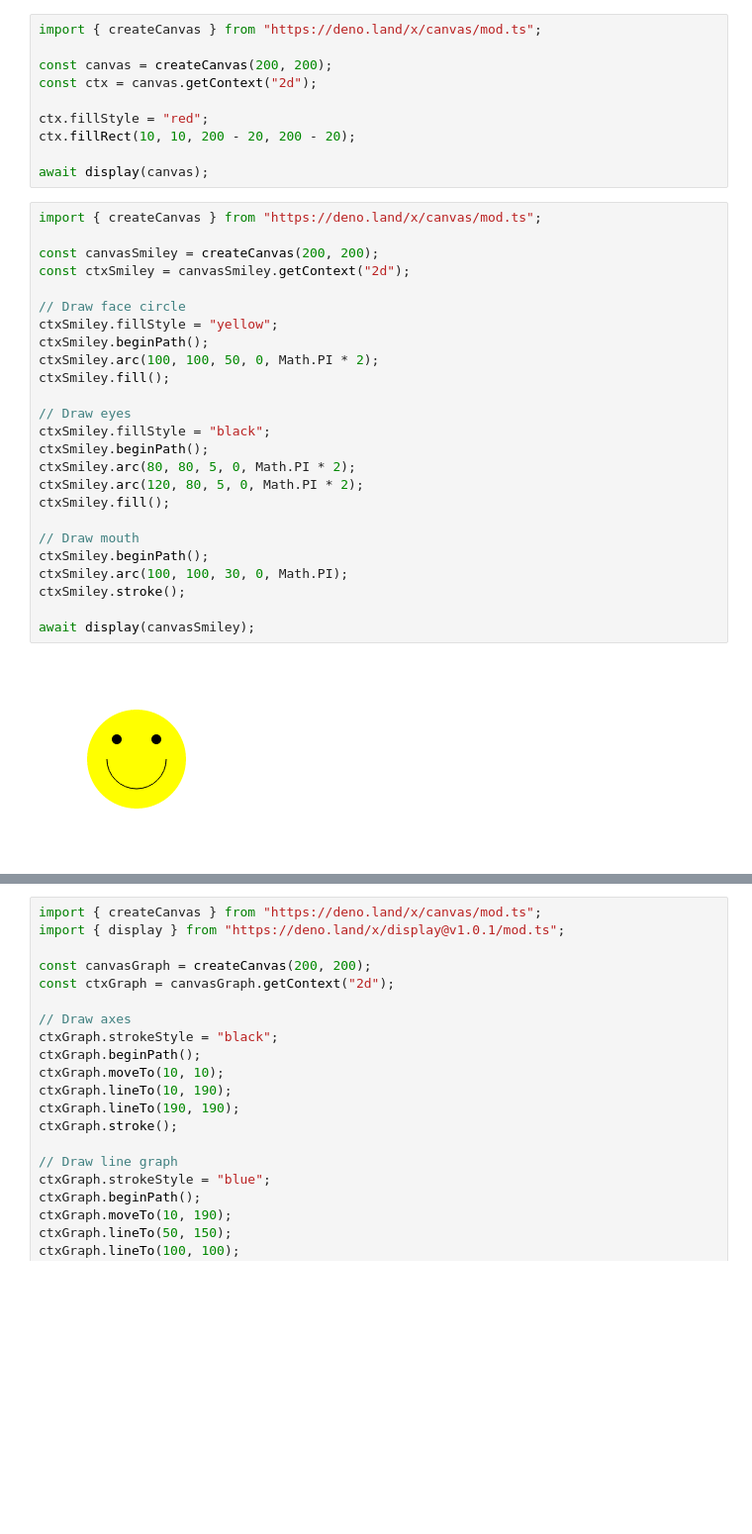
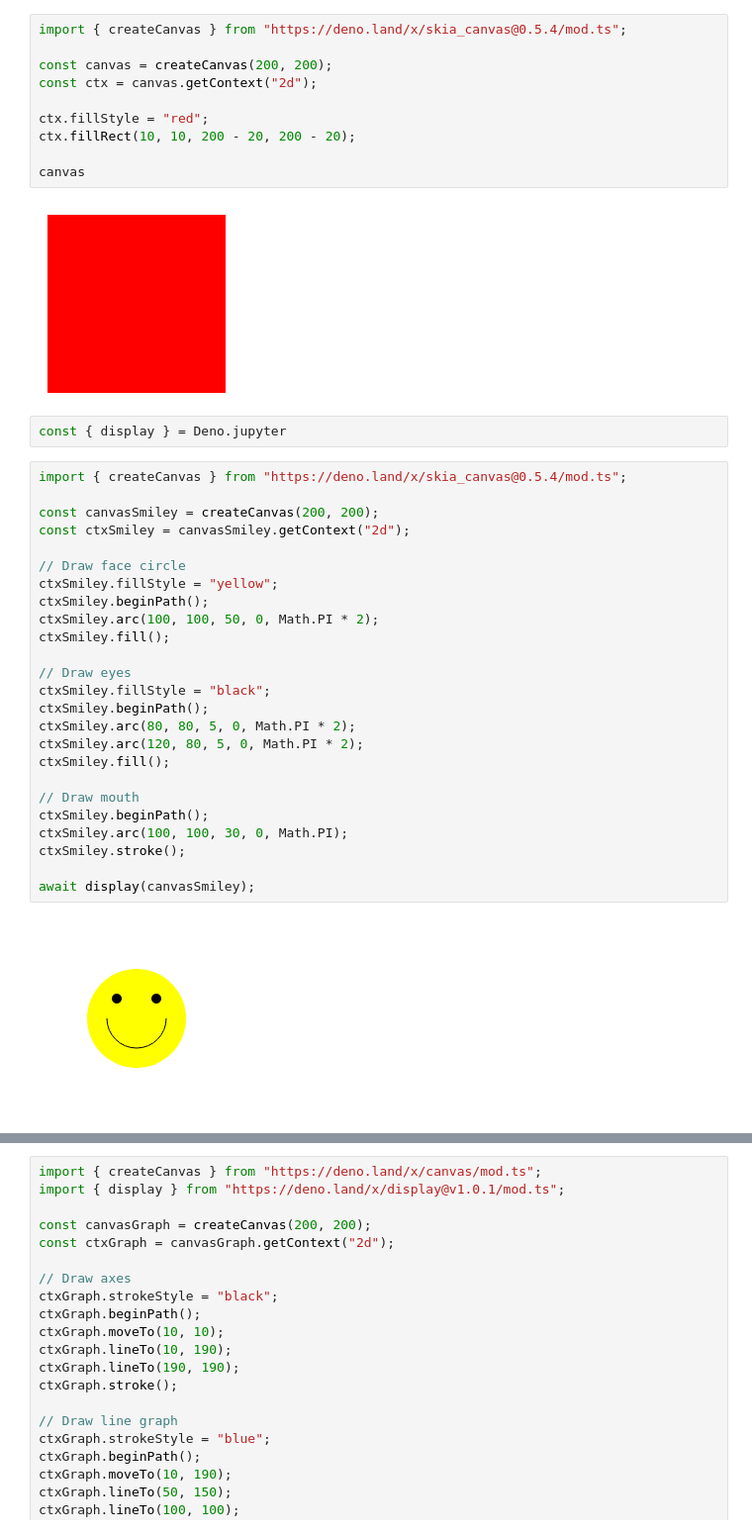
Before and after one commit to rgbkrk/denotebooks, a Jupyter notebook: 02_display.ipynb, the cells around one changed output, grey strips where cells are left out. Shown at 99% size. Cells and saved outputs as stored; diff of their text form; blank space fills up the shorter version.

```diff
--- a/02_display.ipynb
+++ b/02_display.ipynb
@@ -12,15 +20,19 @@ No way! This _is_ **awesome**
 # %%
-import { createCanvas } from "https://deno.land/x/canvas/mod.ts";
+import { createCanvas } from "https://deno.land/x/skia_canvas@0.5.4/mod.ts";
 
 const canvas = createCanvas(200, 200);
 const ctx = canvas.getContext("2d");
 
 ctx.fillStyle = "red";
 ctx.fillRect(10, 10, 200 - 20, 200 - 20);
 
-await display(canvas);
+canvas
+# %% [output]
+[figure, added]
+# %%
+const { display } = Deno.jupyter
 # %%
-import { createCanvas } from "https://deno.land/x/canvas/mod.ts";
+import { createCanvas } from "https://deno.land/x/skia_canvas@0.5.4/mod.ts";
 
 const canvasSmiley = createCanvas(200, 200);
 const ctxSmiley = canvasSmiley.getContext("2d");
```
Also changed, not shown: parts of 6 cells of this notebook, 13 other files.
